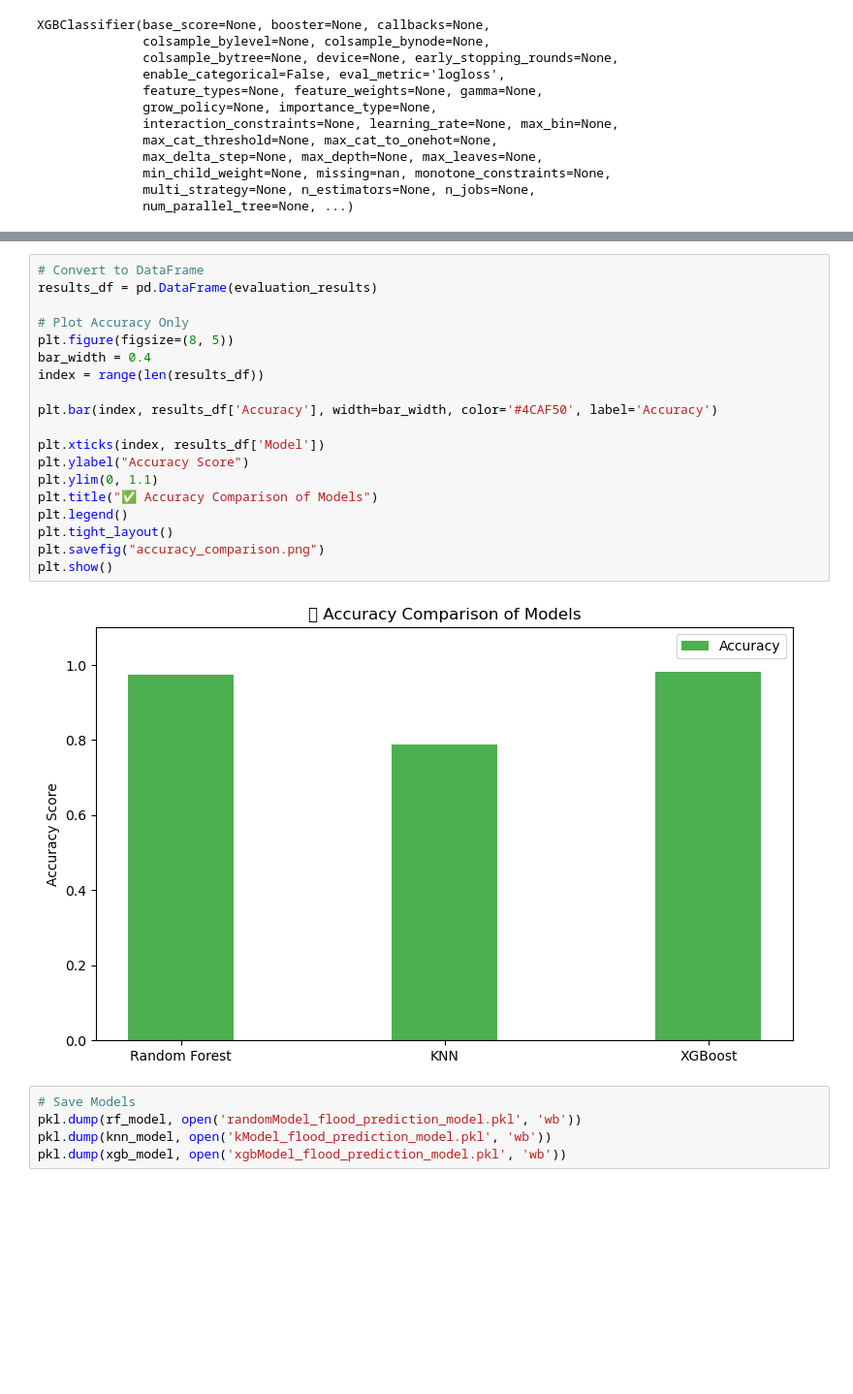
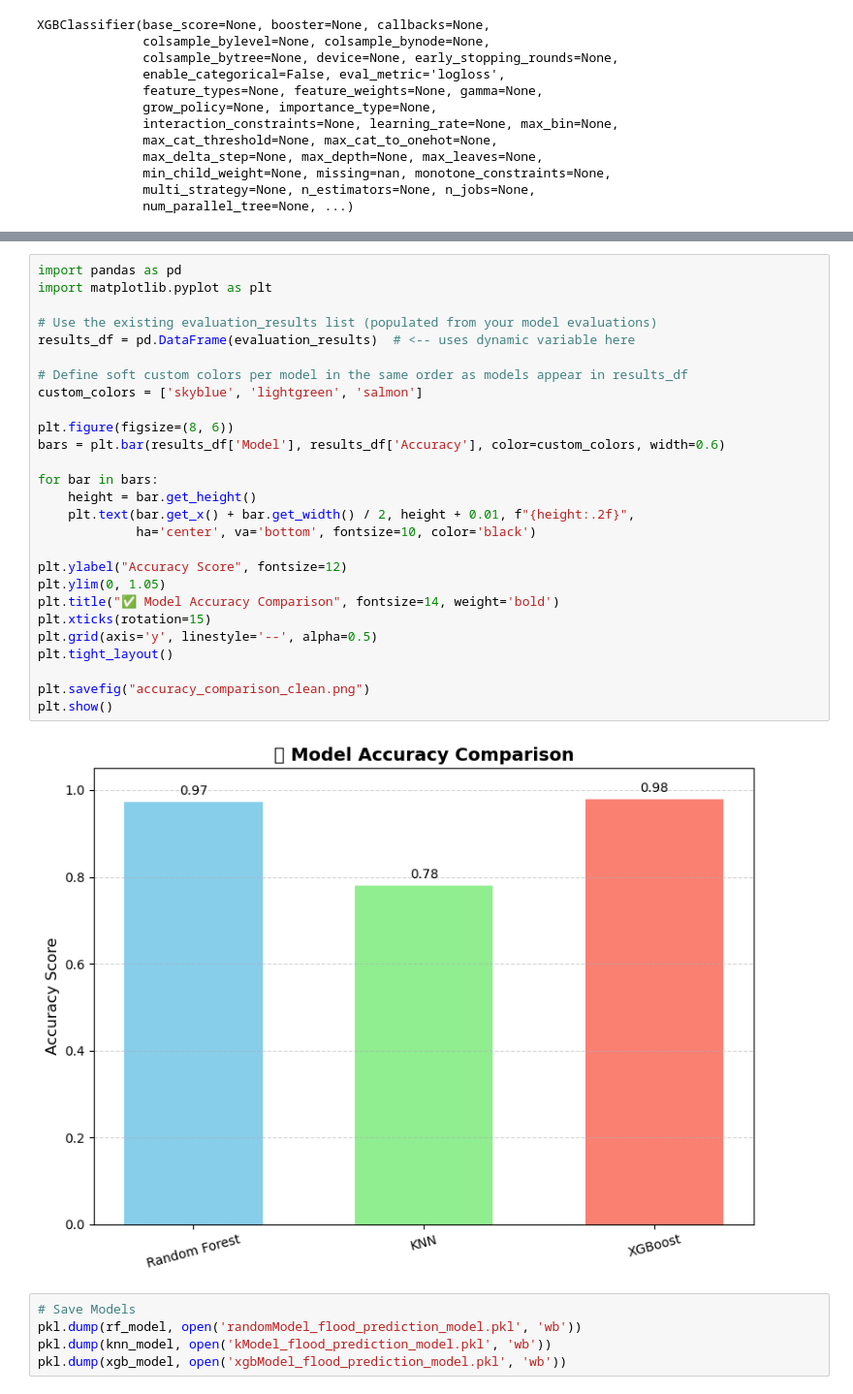
Before and after one commit to NElyse/FPA_Project, a Jupyter notebook: BackEnd/Model/FloodPridiction&Alert_System.ipynb, the cells around one changed output, grey strips where cells are left out. Shown at 97% size. Drawn from its saved outputs; the diff is of its cells as text; blank space fills up the shorter version.

```diff
--- a/BackEnd/Model/FloodPridiction&Alert_System.ipynb
+++ b/BackEnd/Model/FloodPridiction&Alert_System.ipynb
@@ -377,24 +387,32 @@ plt.show()
 # %%
-# Convert to DataFrame
-results_df = pd.DataFrame(evaluation_results)
+import pandas as pd
+import matplotlib.pyplot as plt
 
-# Plot Accuracy Only
-plt.figure(figsize=(8, 5))
-bar_width = 0.4
-index = range(len(results_df))
+# Use the existing evaluation_results list (populated from your model evaluations)
+results_df = pd.DataFrame(evaluation_results)  # <-- uses dynamic variable here
 
-plt.bar(index, results_df['Accuracy'], width=bar_width, color='#4CAF50', label='Accuracy')
+# Define soft custom colors per model in the same order as models appear in results_df
+custom_colors = ['skyblue', 'lightgreen', 'salmon']
 
-plt.xticks(index, results_df['Model'])
-plt.ylabel("Accuracy Score")
-plt.ylim(0, 1.1)
-plt.title("✅ Accuracy Comparison of Models")
-plt.legend()
+plt.figure(figsize=(8, 6))
+bars = plt.bar(results_df['Model'], results_df['Accuracy'], color=custom_colors, width=0.6)
+
+for bar in bars:
+    height = bar.get_height()
+    plt.text(bar.get_x() + bar.get_width() / 2, height + 0.01, f"{height:.2f}",
+             ha='center', va='bottom', fontsize=10, color='black')
+
+plt.ylabel("Accuracy Score", fontsize=12)
+plt.ylim(0, 1.05)
+plt.title("✅ Model Accuracy Comparison", fontsize=14, weight='bold')
+plt.xticks(rotation=15)
+plt.grid(axis='y', linestyle='--', alpha=0.5)
 plt.tight_layout()
-plt.savefig("accuracy_comparison.png")
+
+plt.savefig("accuracy_comparison_clean.png")
 plt.show()
 # %% [output]
-[figure, old version]
+[figure, new version]
 # %%
 # Save Models
 pkl.dump(rf_model, open('randomModel_flood_prediction_model.pkl', 'wb'))
```
Also changed, not shown: parts of 6 cells of this notebook, 19 other files.
